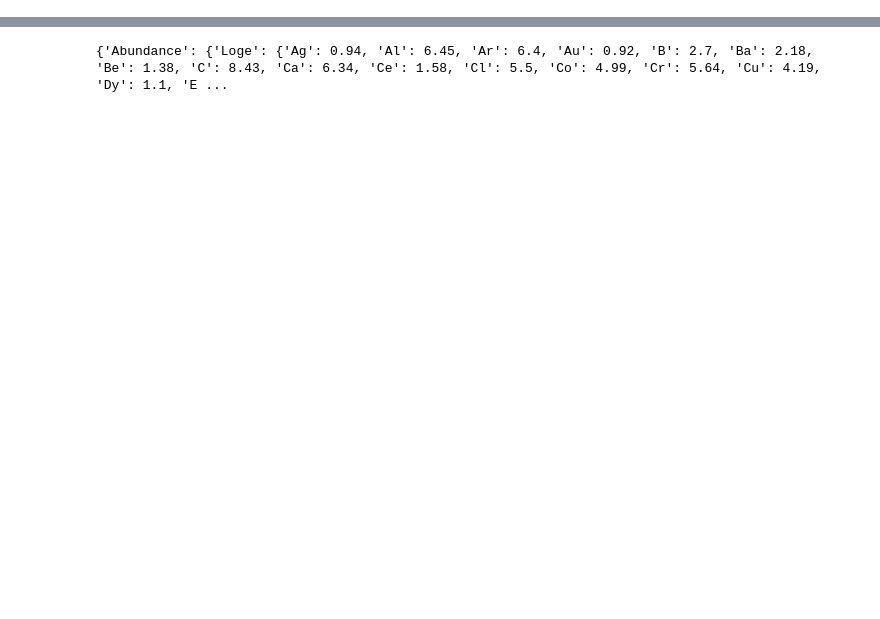
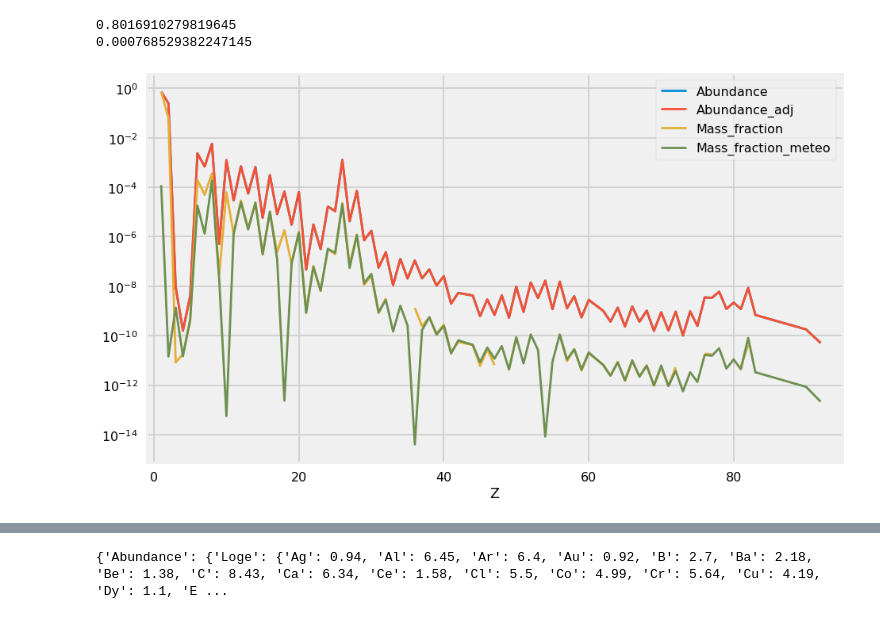
Before and after one commit to Samuel316/StarPlots, a Jupyter notebook: notebooks/excel_to_yml.ipynb, the cells around one changed output, grey strips where cells are left out. Cells and saved outputs as stored; diff of their text form; code cells hidden in the pictures; blank space fills up the shorter version.

```diff
--- a/notebooks/excel_to_yml.ipynb
+++ b/notebooks/excel_to_yml.ipynb
@@ -42,3 +85,26 @@ ax.set_ylabel('Loge');
+# %%
+df['Mass_fraction'] = 10**(df.Photosphere - 12) * present_day['X']
+df['Mass_fraction_meteo'] = 10**(df.Meteorites - 12) * present_day['X']
+
+fig = plt.figure(figsize=(14,9))
+ax = fig.add_subplot(1,1,1)
+
+nuppn_df.plot(x='Z', y='Abundance',ax=ax, logy=True)
+nuppn_df.plot(x='Z', y='Abundance_adj',ax=ax, logy=True);
+
+df.plot(x='Z', y='Mass_fraction', logy=True, ax=ax)
+df.plot(x='Z', y='Mass_fraction_meteo', logy=True, ax=ax)
+
+print(df.Mass_fraction.sum())
+print(df.Mass_fraction[(df.Element != 'H') & (df.Element != 'He')].sum())
+
+ax.set_xlim(-1,95)
+ax.legend(loc=1)
+ax.set_xlabel('Z');
+# %% [output]
+0.8016910279819645
+0.000768529382247145
+[figure, added]
 # %%
 path = Path("../Data/Asplund.yml")
 assert not path.is_file()
```
Also changed, not shown: parts of 6 cells of this notebook, 2 other files.
